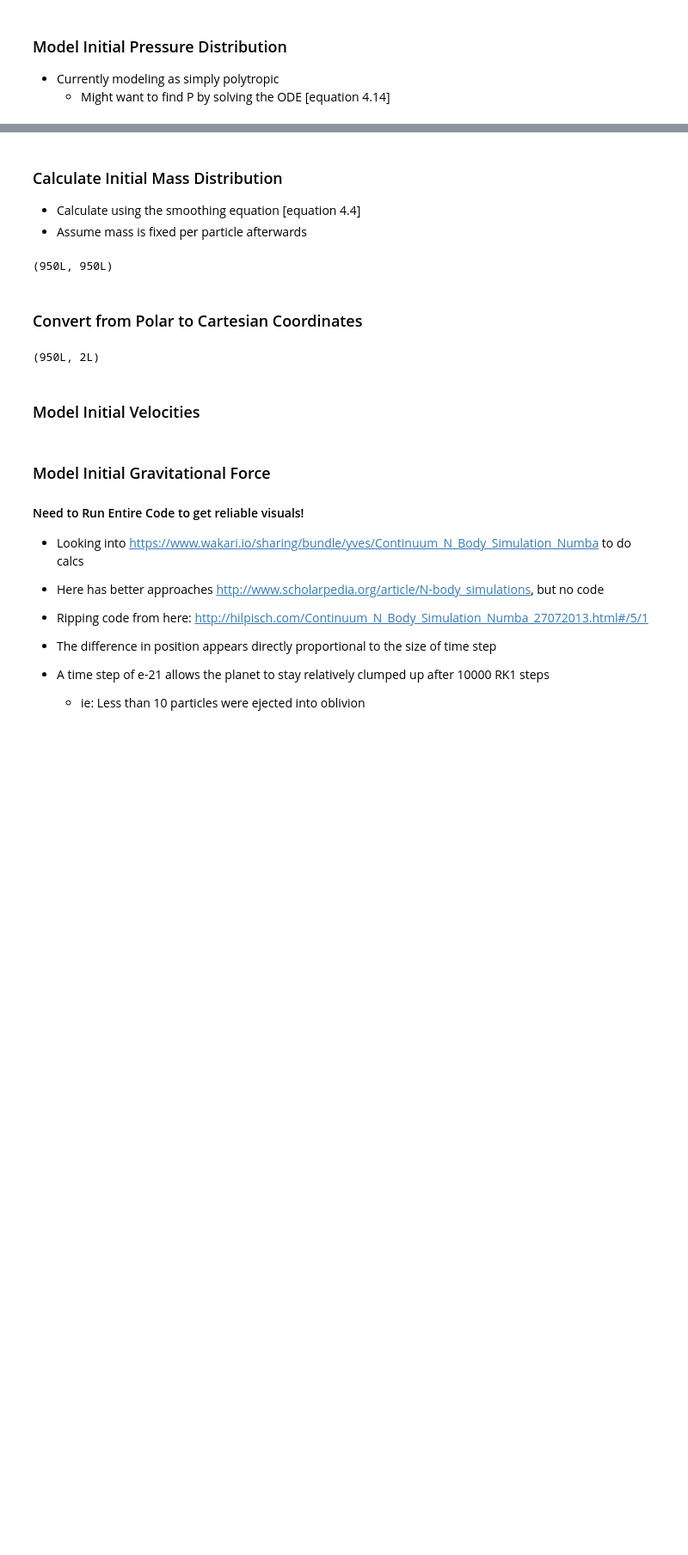
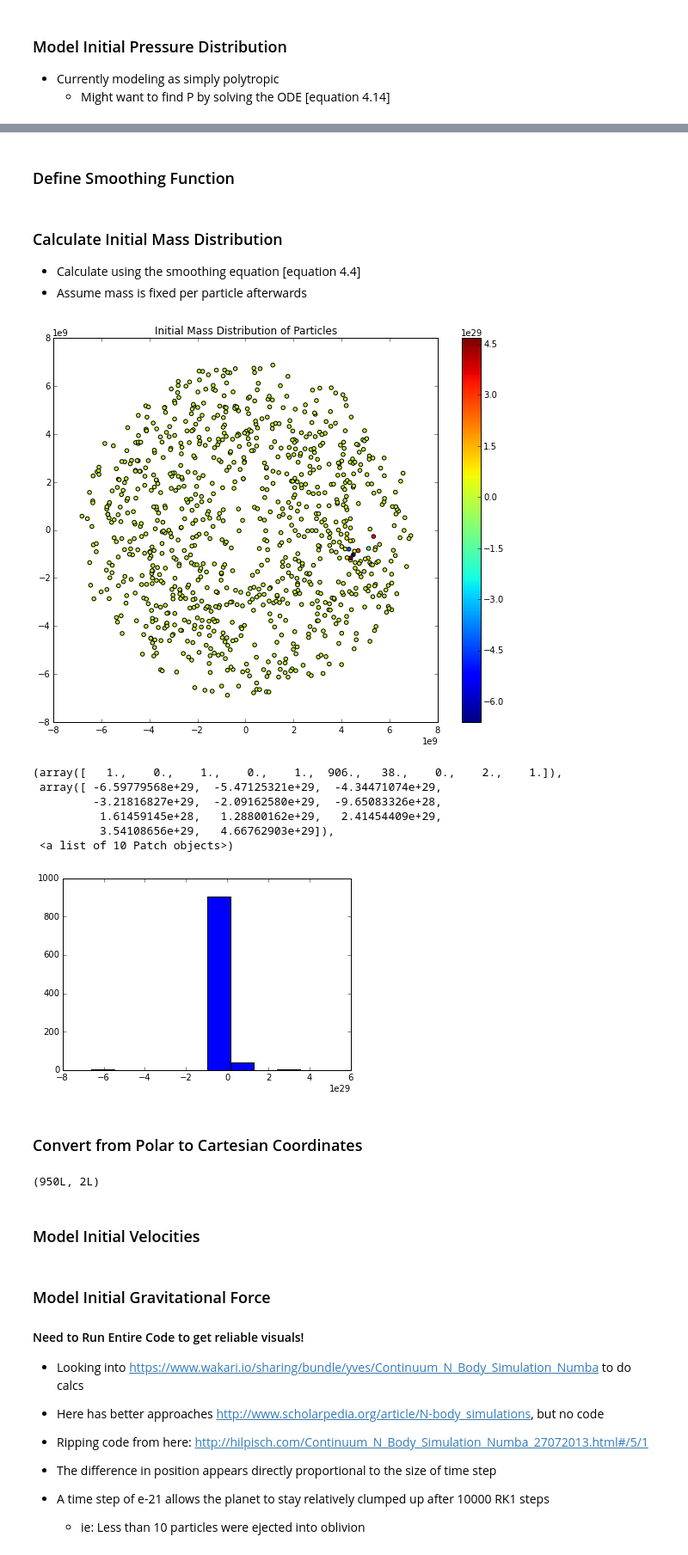
Before and after one commit to saichikine/Jupiter_SPH, a Jupyter notebook: main.ipynb, the cells around one changed output, grey strips where cells are left out. Shown at 86% size. Drawn from its saved outputs; the diff is of its cells as text; code cells hidden in the pictures; blank space fills up the shorter version.

```diff
--- a/main.ipynb
+++ b/main.ipynb
@@ -167,0 +169,2 @@ plt.show()
+# %% [markdown]
+### Define Smoothing Function
@@ -219,15 +230,24 @@ def W(xyDistribution, h= 3e9, verbose=False):
-# %%
-# massDistribution = rhoDistribution / W(radiusDistribution)
-
-# print massDistribution
-
-# particle1 = xyDistribution[0]
-# dist1 = np.sqrt((particle1[0] - xyDistribution[:,0])**2 + (particle1[1] - xyDistribution[:,1])**2)
-
-# print dist1.shape
-print W(xyDistribution).shape
-# %% [output]
-(950L, 950L)
+# %%
+mDistribution = rhoDistribution/W(xyDistribution)
+
+plt.figure(figsize=(10,8))
+plt.scatter(radiusDistribution*np.cos(thetaDistribution), \
+            radiusDistribution*np.sin(thetaDistribution), c=mDistribution)
+plt.title("Initial Mass Distribution of Particles")
+plt.colorbar()
+plt.show()
+
+plt.figure()
+plt.hist(mDistribution)
+# %% [output]
+[figure, added]
+(array([   1.,    0.,    1.,    0.,    1.,  906.,   38.,    0.,    2.,    1.]),
+ array([ -6.59779568e+29,  -5.47125321e+29,  -4.34471074e+29,
+         -3.21816827e+29,  -2.09162580e+29,  -9.65083326e+28,
+          1.61459145e+28,   1.28800162e+29,   2.41454409e+29,
+          3.54108656e+29,   4.66762903e+29]),
+ <a list of 10 Patch objects>)
+[figure, added]
 # %% [markdown]
 ### Convert from Polar to Cartesian Coordinates
 # %%
```
Also changed, not shown: parts of 8 cells of this notebook.
